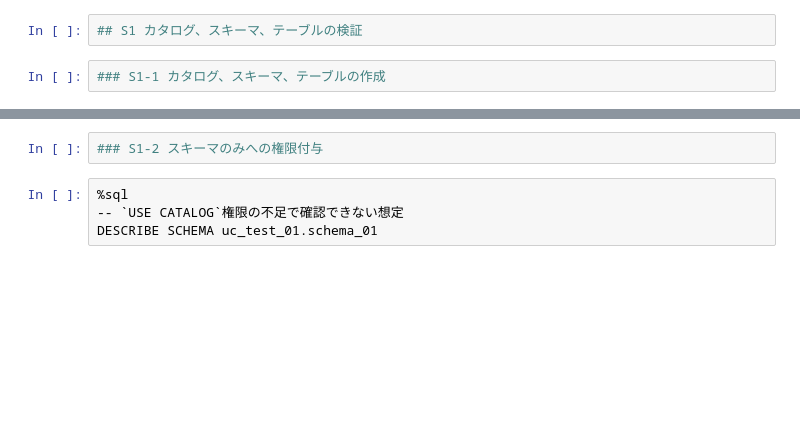
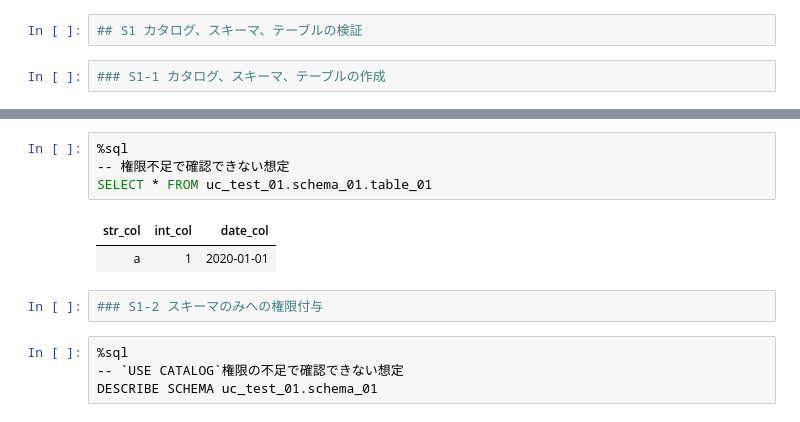
Before and after one commit to manabian-/uc_securiy_01, a Jupyter notebook: T01_user__uc_basic.ipynb, the cells around one changed output, grey strips where cells are left out. Drawn from its saved outputs; the diff is of its cells as text; blank space fills up the shorter version.

Commit message:
SELECT の検証をしていなかったため追記

```diff
--- a/T01_user__uc_basic.ipynb
+++ b/T01_user__uc_basic.ipynb
@@ -30,3 +42,10 @@ DESCRIBE TABLE uc_test_01.schema_01.table_01
+# %%
+%sql
+-- 権限不足で確認できない想定
+SELECT * FROM uc_test_01.schema_01.table_01
+# %% [output]
+| str_col | int_col | date_col |
+| a | 1 | 2020-01-01 |
 # %%
 ### S1-2 スキーマのみへの権限付与
 # %%
```
Also changed, not shown: parts of 6 cells of this notebook, 1 other file.
